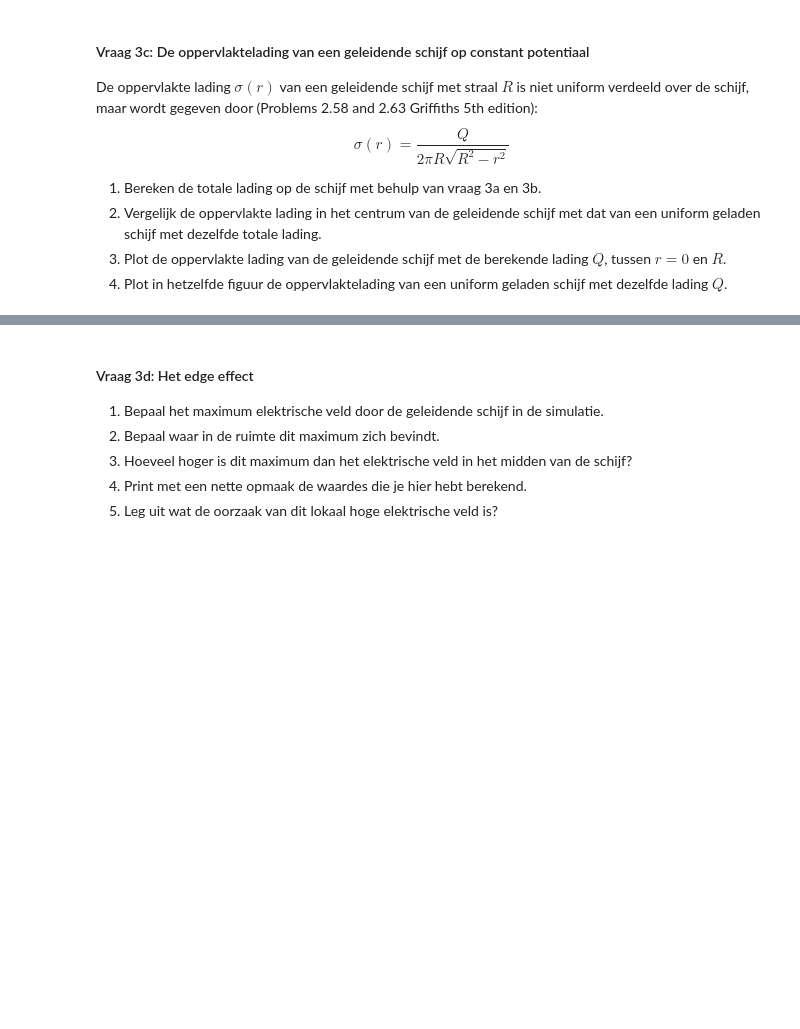
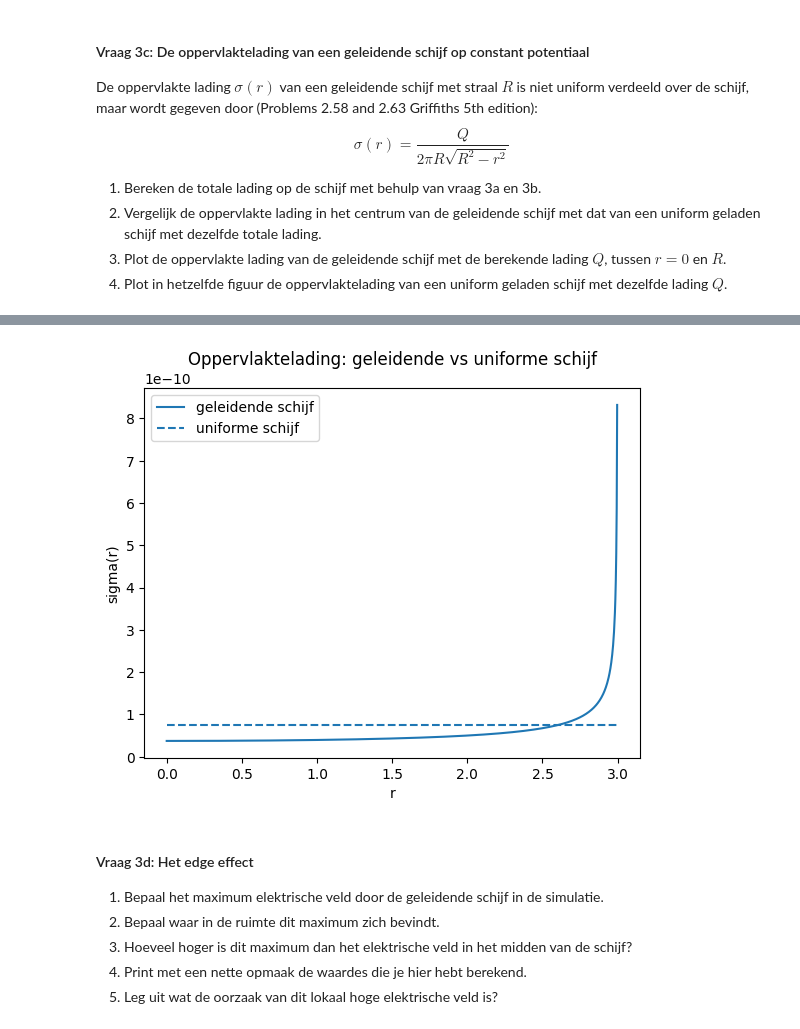
Before and after one commit to BrunoSchouten/Bruno-DEF, a Jupyter notebook: DigitaleOntwerpopdrachten/1CondensatorOpdracht/CondensatorOntwerpopdracht.ipynb, the cells around one changed output, grey strips where cells are left out. Cells and saved outputs as stored; diff of their text form; code cells hidden in the pictures; blank space fills up the shorter version.

```diff
--- a/DigitaleOntwerpopdrachten/1CondensatorOpdracht/CondensatorOntwerpopdracht.ipynb
+++ b/DigitaleOntwerpopdrachten/1CondensatorOpdracht/CondensatorOntwerpopdracht.ipynb
@@ -392,3 +468,20 @@ $$\sigma(r) = \frac{Q}{2 \pi R \sqrt{R^2 - r^2}}$$
+# %%
+# geleidende schijf
+sigma_cond = Q_val / (2 * np.pi * R * np.sqrt(R**2 - r_vals**2))
+
+# uniforme schijf
+sigma_uni = Q_val / (np.pi * R**2)
+
+plt.plot(r_vals, sigma_cond, label='geleidende schijf')
+plt.hlines(sigma_uni, 0, R, linestyles='--', label='uniforme schijf')
+
+plt.xlabel('r')
+plt.ylabel('sigma(r)')
+plt.title('Oppervlaktelading: geleidende vs uniforme schijf')
+plt.legend()
+plt.show()
+# %% [output]
+[figure, added]
 # %% [markdown]
 #### Vraag 3d: Het edge effect
 
```
Also changed, not shown: parts of 12 cells of this notebook.
